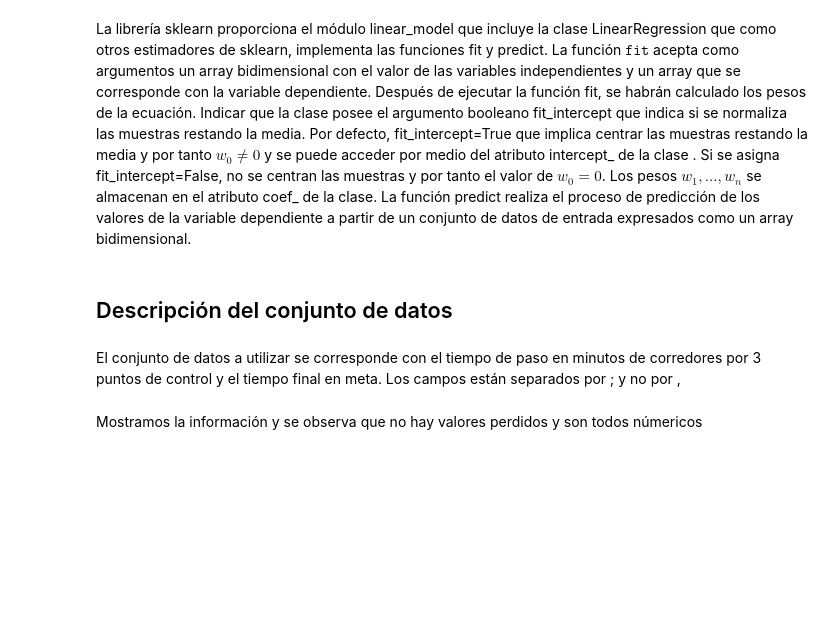
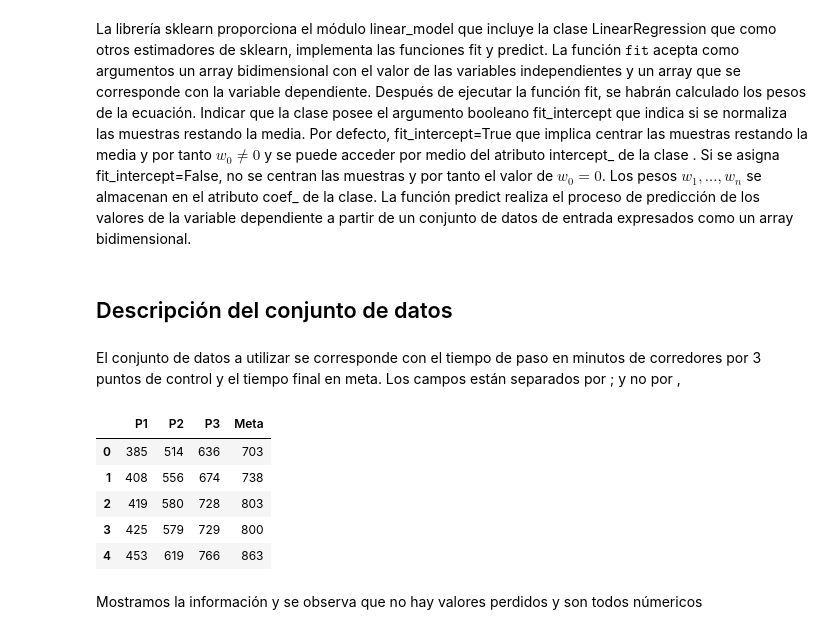
Before and after one commit to miguel-kjh/AA1, a Jupyter notebook: parte1/practica3.ipynb, the cells around one changed output. Drawn from its saved outputs; the diff is of its cells as text; code cells hidden in the pictures; blank space fills up the shorter version.

```diff
--- a/parte1/practica3.ipynb
+++ b/parte1/practica3.ipynb
@@ -19,5 +21,12 @@ El conjunto de datos a utilizar se corresponde con el tiempo de paso en minutos
 # %%
-datos = pd.read_csv('tiempos-small.csv', sep=';')
+datos = pd.read_csv('data/tiempos-small.csv', sep=';')
 datos.head()
+# %% [output]
+|  | P1 | P2 | P3 | Meta |
+| 0 | 385 | 514 | 636 | 703 |
+| 1 | 408 | 556 | 674 | 738 |
+| 2 | 419 | 580 | 728 | 803 |
+| 3 | 425 | 579 | 729 | 800 |
+| 4 | 453 | 619 | 766 | 863 |
 # %% [markdown]
 Mostramos la información y se observa que no hay valores perdidos y son todos númericos
```
Also changed, not shown: parts of 16 cells of this notebook, 5 other files.
